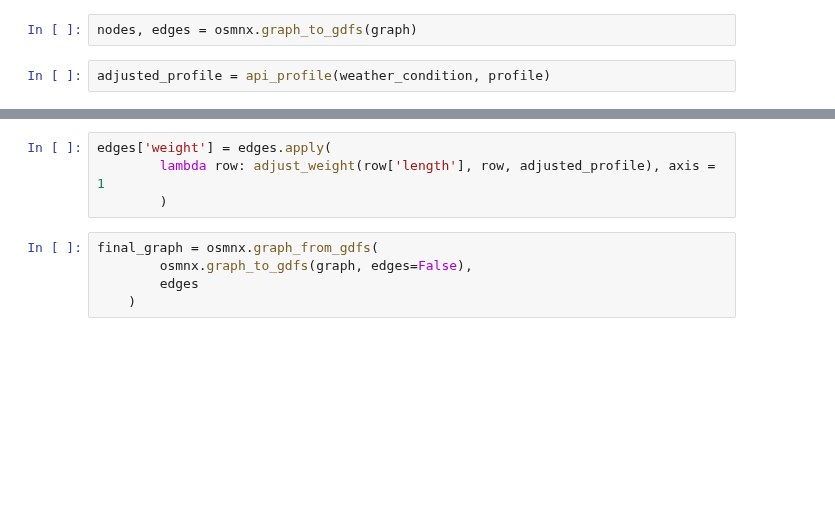
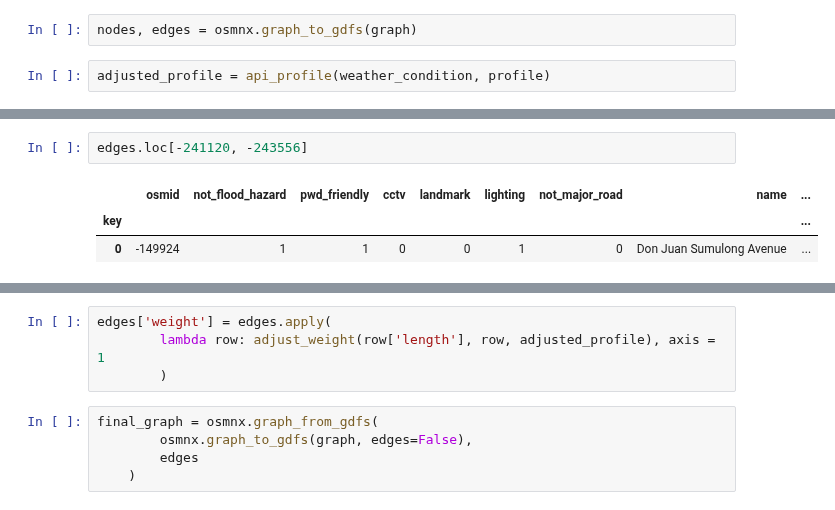
Before and after one commit to spider4929/Pathfinder_API, a Jupyter notebook: test_2.ipynb, the cells around one changed output, grey strips where cells are left out. Drawn from its saved outputs; the diff is of its cells as text; blank space fills up the shorter version.

```diff
--- a/test_2.ipynb
+++ b/test_2.ipynb
@@ -350,0 +404,6 @@ adjusted_profile = api_profile(weather_condition, profile)
+# %%
+edges.loc[-241120, -243556]
+# %% [output]
+|  | osmid | not_flood_hazard | pwd_friendly | cctv | landmark | lighting | not_major_road | name | ... |
+| key |  |  |  |  |  |  |  |  | ... |
+| 0 | -149924 | 1 | 1 | 0 | 0 | 1 | 0 | Don Juan Sumulong Avenue | ... |
```
Also changed, not shown: parts of 11 cells of this notebook, 3 other files.
